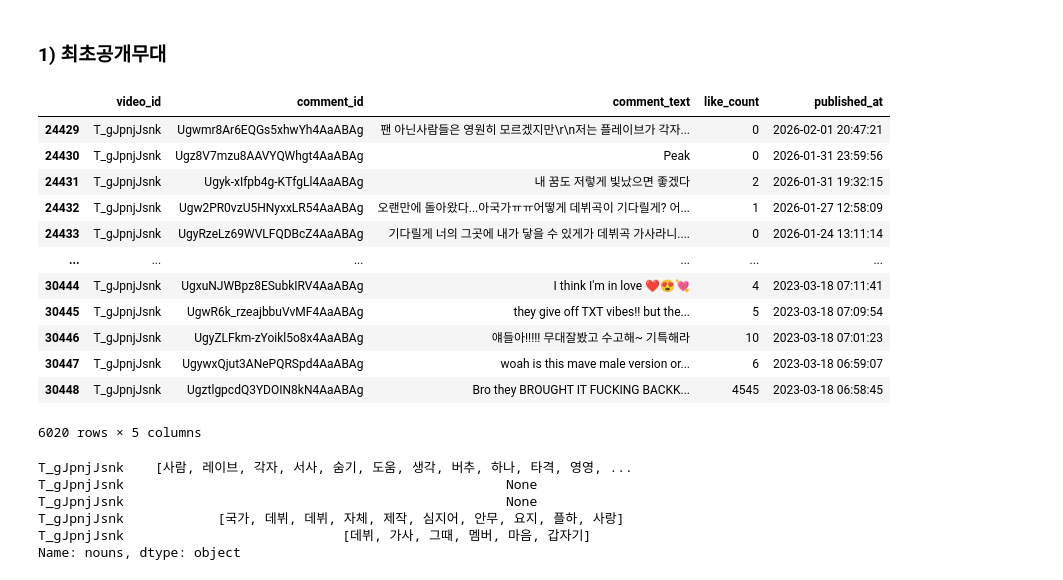
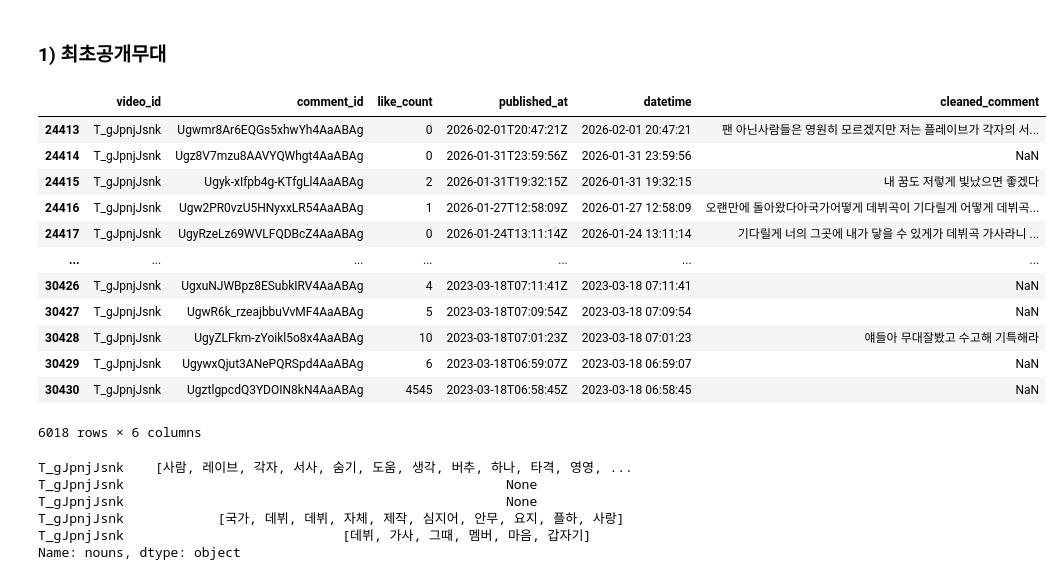
Before and after one commit to PotenUP3-DA-Team4/DA_AI_Jobs, a Jupyter notebook: cocacoca0810/01_youtube_comments.ipynb, the cells around one changed output. Cells and saved outputs as stored; diff of their text form; code cells hidden in the pictures.

```diff
--- a/cocacoca0810/01_youtube_comments.ipynb
+++ b/cocacoca0810/01_youtube_comments.ipynb
@@ -494,20 +613,20 @@ sentence_series.to_csv("./data/01_raw/subsets/ISEGYE_comments_recent.csv")
 # %% [markdown]
 ### 1) 최초공개무대
 # %%
-df_PLAVE_01 = df[df['video_id'] == 'T_gJpnjJsnk']
+df_PLAVE_01 = df2[df2['video_id'] == 'T_gJpnjJsnk']
 df_PLAVE_01
 # %% [output]
-|  | video_id | comment_id | comment_text | like_count | published_at |
-| 24429 | T_gJpnjJsnk | Ugwmr8Ar6EQGs5xhwYh4AaABAg | 팬 아닌사람들은 영원히 모르겠지만\r\n저는 플레이브가 각자... | 0 | 2026-02-01 20:47:21 |
-| 24430 | T_gJpnjJsnk | Ugz8V7mzu8AAVYQWhgt4AaABAg | Peak | 0 | 2026-01-31 23:59:56 |
-| 24431 | T_gJpnjJsnk | Ugyk-xIfpb4g-KTfgLl4AaABAg | 내 꿈도 저렇게 빛났으면 좋겠다 | 2 | 2026-01-31 19:32:15 |
-| 24432 | T_gJpnjJsnk | Ugw2PR0vzU5HNyxxLR54AaABAg | 오랜만에 돌아왔다...아국가ㅠㅠ어떻게 데뷔곡이 기다릴게? 어... | 1 | 2026-01-27 12:58:09 |
-| 24433 | T_gJpnjJsnk | UgyRzeLz69WVLFQDBcZ4AaABAg | 기다릴게 너의 그곳에 내가 닿을 수 있게가 데뷔곡 가사라니.... | 0 | 2026-01-24 13:11:14 |
-| ... | ... | ... | ... | ... | ... |
-| 30444 | T_gJpnjJsnk | UgxuNJWBpz8ESubkIRV4AaABAg | I think I'm in love ❤️😍💘 | 4 | 2023-03-18 07:11:41 |
-| 30445 | T_gJpnjJsnk | UgwR6k_rzeajbbuVvMF4AaABAg | they give off TXT vibes!! but the... | 5 | 2023-03-18 07:09:54 |
-| 30446 | T_gJpnjJsnk | UgyZLFkm-zYoikl5o8x4AaABAg | 얘들아!!!!! 무대잘봤고 수고해~ 기특해라 | 10 | 2023-03-18 07:01:23 |
-| 30447 | T_gJpnjJsnk | UgywxQjut3ANePQRSpd4AaABAg | woah is this mave male version or... | 6 | 2023-03-18 06:59:07 |
-| 30448 | T_gJpnjJsnk | UgztlgpcdQ3YDOIN8kN4AaABAg | Bro they BROUGHT IT FUCKING BACKK... | 4545 | 2023-03-18 06:58:45 |
+|  | video_id | comment_id | like_count | published_at | datetime | cleaned_comment |
+| 24413 | T_gJpnjJsnk | Ugwmr8Ar6EQGs5xhwYh4AaABAg | 0 | 2026-02-01T20:47:21Z | 2026-02-01 20:47:21 | 팬 아닌사람들은 영원히 모르겠지만 저는 플레이브가 각자의 서... |
+| 24414 | T_gJpnjJsnk | Ugz8V7mzu8AAVYQWhgt4AaABAg | 0 | 2026-01-31T23:59:56Z | 2026-01-31 23:59:56 | NaN |
+| 24415 | T_gJpnjJsnk | Ugyk-xIfpb4g-KTfgLl4AaABAg | 2 | 2026-01-31T19:32:15Z | 2026-01-31 19:32:15 | 내 꿈도 저렇게 빛났으면 좋겠다 |
+| 24416 | T_gJpnjJsnk | Ugw2PR0vzU5HNyxxLR54AaABAg | 1 | 2026-01-27T12:58:09Z | 2026-01-27 12:58:09 | 오랜만에 돌아왔다아국가어떻게 데뷔곡이 기다릴게 어떻게 데뷔곡... |
+| 24417 | T_gJpnjJsnk | UgyRzeLz69WVLFQDBcZ4AaABAg | 0 | 2026-01-24T13:11:14Z | 2026-01-24 13:11:14 | 기다릴게 너의 그곳에 내가 닿을 수 있게가 데뷔곡 가사라니 ... |
+| ... | ... | ... | ... | ... | ... | ... |
+| 30426 | T_gJpnjJsnk | UgxuNJWBpz8ESubkIRV4AaABAg | 4 | 2023-03-18T07:11:41Z | 2023-03-18 07:11:41 | NaN |
+| 30427 | T_gJpnjJsnk | UgwR6k_rzeajbbuVvMF4AaABAg | 5 | 2023-03-18T07:09:54Z | 2023-03-18 07:09:54 | NaN |
+| 30428 | T_gJpnjJsnk | UgyZLFkm-zYoikl5o8x4AaABAg | 10 | 2023-03-18T07:01:23Z | 2023-03-18 07:01:23 | 얘들아 무대잘봤고 수고해 기특해라 |
+| 30429 | T_gJpnjJsnk | UgywxQjut3ANePQRSpd4AaABAg | 6 | 2023-03-18T06:59:07Z | 2023-03-18 06:59:07 | NaN |
+| 30430 | T_gJpnjJsnk | UgztlgpcdQ3YDOIN8kN4AaABAg | 4545 | 2023-03-18T06:58:45Z | 2023-03-18 06:58:45 | NaN |
-6020 rows × 5 columns
+6018 rows × 6 columns
 # %%
```
Also changed, not shown: parts of 66 cells of this notebook, 17 other files.
